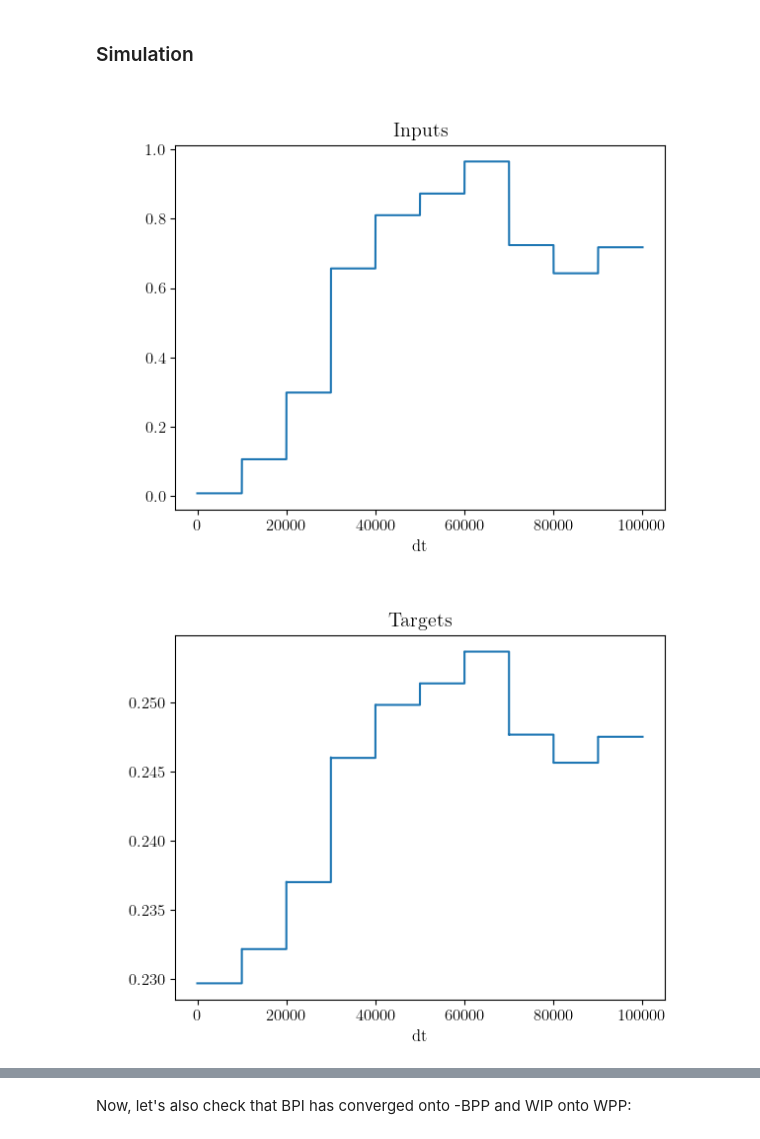
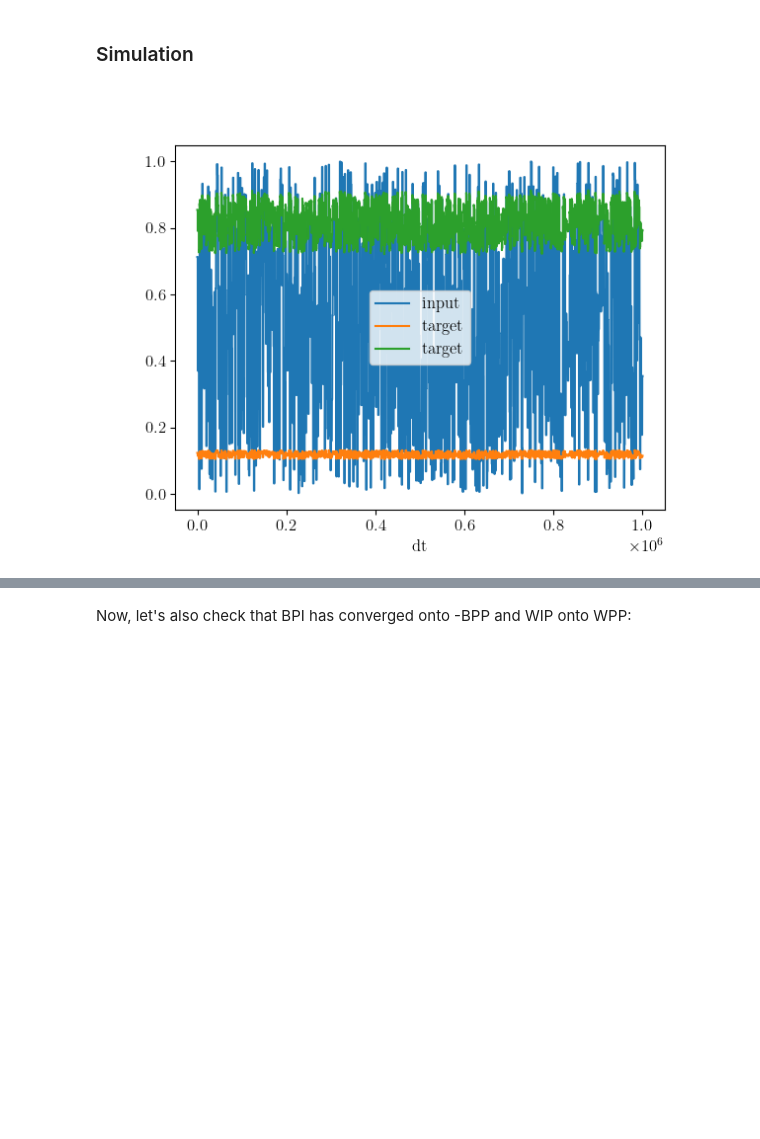
Before and after one commit to kma-code/Phaseless-Alignment-Learning, a Jupyter notebook: RtDeep/RtDeep W.T simple demo.ipynb, the cells around one changed output, grey strips where cells are left out. Saved outputs shown, nothing was run; the diff lists cells and outputs as text; code cells hidden in the pictures; blank space fills up the shorter version.

```diff
--- a/RtDeep/RtDeep W.T simple demo.ipynb
+++ b/RtDeep/RtDeep W.T simple demo.ipynb
@@ -659,12 +659,12 @@ The self-predicting state is learnt dynamically.
 # %%
 # simulation settings
 
-dt     = 1e-4 # in ms
+dt     = 1e-3 # in ms
 dtxi   = 10 * dt
 tausyn = 100 * dt
-Tpres  = 1e+4 * dt # present images for 1 ms
+Tpres  = 1e+3 * dt # present images for 1 ms
 Tbw    = 1 * Tpres # time scale of phases for backward weight learning
-Ttot   = 10 * Tpres # total simulation time
+Ttot   = 1000 * Tpres # total simulation time
 
 # noise settings: noise_scale is used as vapi + noise where noise = noise_scale * max(|uP|)
 noise_scale = [5e-2]
@@ -728,11 +725,11 @@ mc3_teacher = base_model(dt, Tpres, model='BP',
 
 mc3_teacher.set_self_predicting_state()
 # %%
-np.random.seed(12345)
+np.random.seed(1234)
 
 # Init model: weights, voltages
 
-layers = [1, 2, 1]
+layers = [1, 1, 2]
 
 # conductances
 gl = 0.03
@@ -743,13 +740,13 @@ gnI = 0.06
 gntgt = 0.06
 
 # learning rates in 1/ms
-eta_fw = [5000.0, 0]
-eta_bw = [5000.0] * (len(layers) - 2)
-eta_IP = [200.0] * (len(layers) - 1)
-eta_PI = [50.0] * (len(layers) - 1)
+eta_fw = [200.0, 0]
+eta_bw = [100.0] * (len(layers) - 2)
+eta_IP = [0.0] * (len(layers) - 1)
+eta_PI = [5.0] * (len(layers) - 1)
 
 # regularizer for backward weight learning
-alpha = [1e-4]
+alpha = [0e-4]
 
 # initialise voltages
 uP_init = []
@@ -761,21 +758,21 @@ uI_init = [np.random.normal(0, 1, size=layers[-1])]
 # forward pp weights: connects all layers k, k+1
 WPP_init = []
 for i in range(len(layers)-2):
-    WPP_init.append(np.random.uniform(-1, 0, size=(layers[i+1], layers[i]))) # << init fw weights netatively
+    WPP_init.append(np.random.uniform(-2, 0, size=(layers[i+1], layers[i]))) # << init fw weights netatively
     WPP_init.append(mc3_teacher.WPP[1])
 
 # p to inter: connects N-1 to N
-WIP_init = [np.random.uniform(-1, 1, size=(layers[-1], layers[-2]))]
+WIP_init = [np.random.uniform(-2, 2, size=(layers[-1], layers[-2]))]
 
 # backwards p to p: connects N to k
 BPP_init = []
 for i in range(1, len(layers)-1):
-    BPP_init.append(np.random.uniform(-1, 0, size=(layers[i], layers[-1]))) # << init bw weights negatively
+    BPP_init.append(np.random.uniform(-2, 0, size=(layers[i], layers[-1]))) # << init bw weights negatively
 
 # backwards inter to p: connects N to k
 BPI_init = []
 for i in range(1, len(layers)-1):
-    BPI_init.append(np.random.uniform(-1, 1, size=(layers[i], layers[-1])))
+    BPI_init.append(np.random.uniform(-2, 2, size=(layers[i], layers[-1])))
 # %%
 mc3_student = phased_noise_model(dt, dtxi, tausyn, Tbw, Tpres, noise_scale, alpha, inter_low_pass=False, pyr_hi_pass=True, model='LDRL',
                          activation=logistic, d_activation=d_logistic, layers=layers,
@@ -839,19 +842,13 @@ for i in range(len(r0_random)):
 target_time_series = np.array(target_time_series)
 # %%
 fig = plt.figure()
-plt.plot(r0_random)
-plt.title("Inputs")
+plt.plot(r0_random, label='input')
+plt.plot(target_time_series, label='target')
 plt.xlabel("dt")
+plt.legend()
 plt.show()
-
-fig = plt.figure()
-plt.plot(target_time_series)
-plt.title("Targets")
-plt.xlabel("dt")
-plt.show()
 # %% [output]
-[figure, old version]
+[figure, new version]
-[figure, removed]
 # %%
 WPP_FA_time_series = []
 
```
Also changed, not shown: parts of 14 cells of this notebook.
